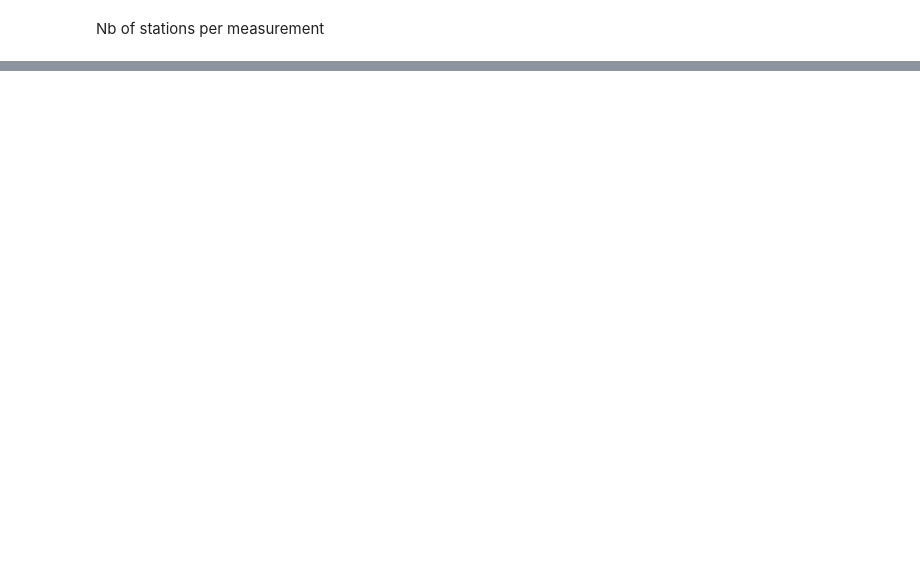
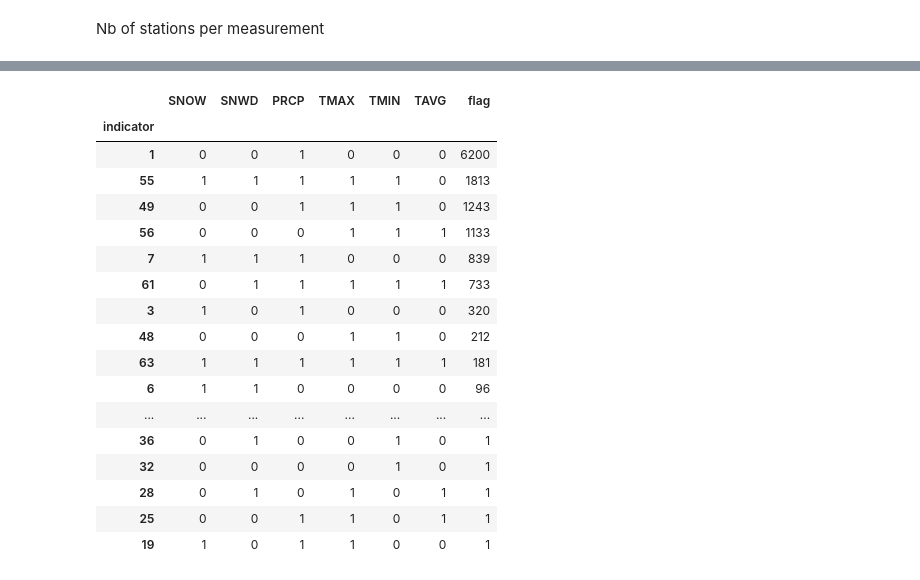
Before and after one commit to severine-baudry/capstone_data_engineer, a Jupyter notebook: US_weather_explore_measurements.ipynb, the cells around one changed output, grey strips where cells are left out. Saved outputs shown, nothing was run; the diff lists cells and outputs as text; code cells hidden in the pictures; blank space fills up the shorter version.

```diff
--- a/US_weather_explore_measurements.ipynb
+++ b/US_weather_explore_measurements.ipynb
@@ -179,0 +231,5 @@ universal_stations = df_nb_days.filter( df_nb_days["nb_days"] > 350) \
+# %%
+df_pivot_measure_2 = df_pivot_measure.fillna(0)
+for measure in l_measurements:
+    df_pivot_measure_2[measure] = df_pivot_measure_2[measure].apply( lambda x : int(x))
+df_pivot_measure_2
@@ -179,0 +266,14 @@ universal_stations = df_nb_days.filter( df_nb_days["nb_days"] > 350) \
+# %%
+def indicator_fun(l_cols) :
+    res = 0
+    for i, col in enumerate(l_cols) :
+        res = res + (1<<i) * col
+    return res
+
+df_pivot_measure_2["indicator"] = df_pivot_measure_2["PRCP"] \
+                                + 2 * df_pivot_measure_2["SNOW"]\
+                                + 4 * df_pivot_measure_2["SNWD"]\
+                                + 8 * df_pivot_measure_2["TAVG"]\
+                                + 16 * df_pivot_measure_2["TMAX"]\
+                                + 32 * df_pivot_measure_2["TMIN"]
+df_pivot_measure_2["indicator"]
@@ -179,0 +314,27 @@ universal_stations = df_nb_days.filter( df_nb_days["nb_days"] > 350) \
+# %%
+df_pivot_measure_2.groupby("indicator").agg( { "SNOW" : max,
+                                              "SNWD" : max,
+                                              "PRCP" : max,
+                                              "TMAX" : max,
+                                              "TMIN" : max,
+                                              "TAVG" : max,
+                                              "flag" : sum }).sort_values("flag", ascending= False)
+# %% [output]
+|  | SNOW | SNWD | PRCP | TMAX | TMIN | TAVG | flag |
+| indicator |  |  |  |  |  |  |  |
+| 1 | 0 | 0 | 1 | 0 | 0 | 0 | 6200 |
+| 55 | 1 | 1 | 1 | 1 | 1 | 0 | 1813 |
+| 49 | 0 | 0 | 1 | 1 | 1 | 0 | 1243 |
+| 56 | 0 | 0 | 0 | 1 | 1 | 1 | 1133 |
+| 7 | 1 | 1 | 1 | 0 | 0 | 0 | 839 |
+| 61 | 0 | 1 | 1 | 1 | 1 | 1 | 733 |
+| 3 | 1 | 0 | 1 | 0 | 0 | 0 | 320 |
+| 48 | 0 | 0 | 0 | 1 | 1 | 0 | 212 |
+| 63 | 1 | 1 | 1 | 1 | 1 | 1 | 181 |
+| 6 | 1 | 1 | 0 | 0 | 0 | 0 | 96 |
+| ... | ... | ... | ... | ... | ... | ... | ... |
+| 36 | 0 | 1 | 0 | 0 | 1 | 0 | 1 |
+| 32 | 0 | 0 | 0 | 0 | 1 | 0 | 1 |
+| 28 | 0 | 1 | 0 | 1 | 0 | 1 | 1 |
+| 25 | 0 | 0 | 1 | 1 | 0 | 1 | 1 |
+| 19 | 1 | 0 | 1 | 1 | 0 | 0 | 1 |
```
Also changed, not shown: parts of 20 cells of this notebook.
